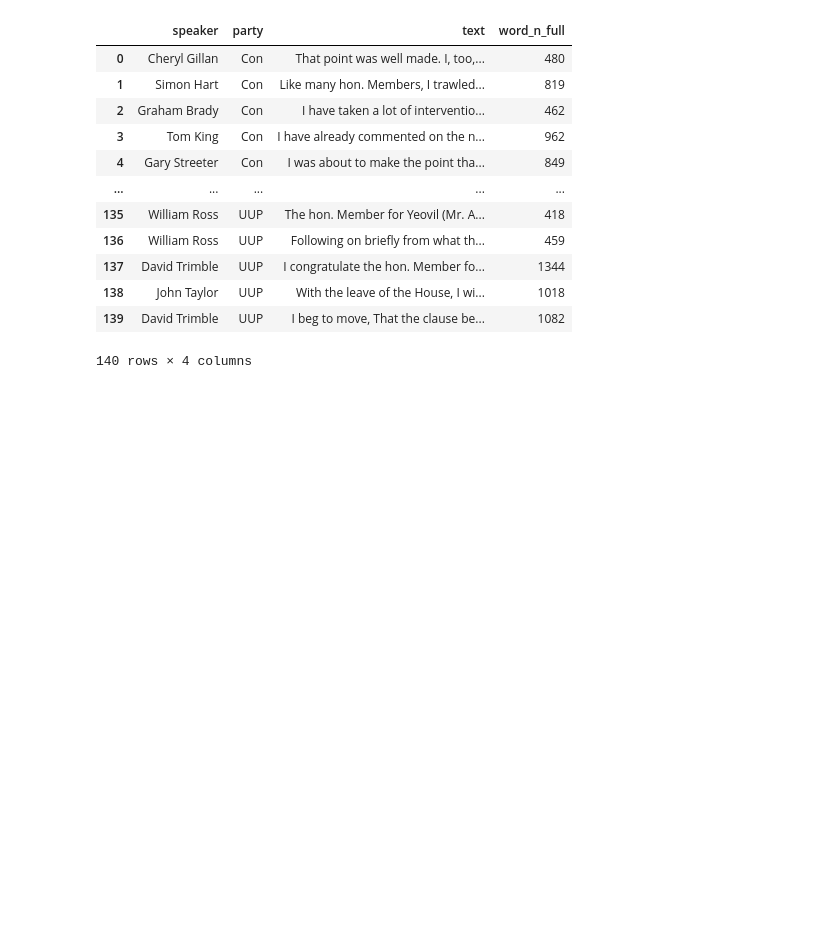
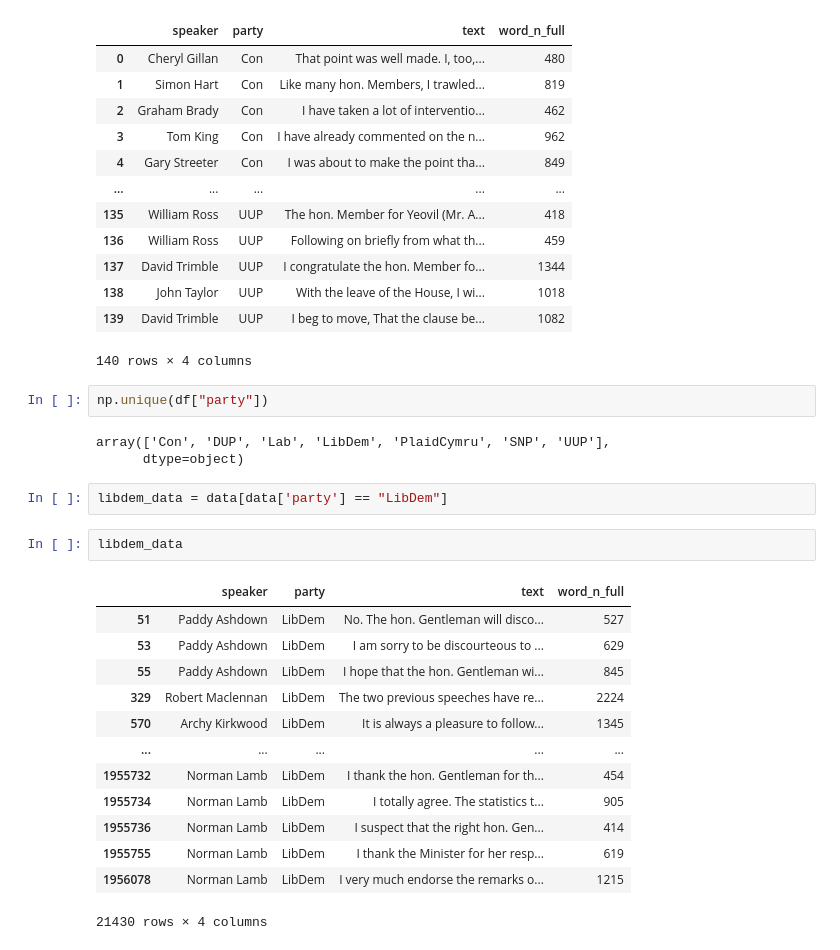
Before and after one commit to szaboildi/uk-pol-speech-classifier, a Jupyter notebook: notebooks/THL_Docker.ipynb, the cells around one changed output. Cells and saved outputs as stored; diff of their text form; blank space fills up the shorter version.

```diff
--- a/notebooks/THL_Docker.ipynb
+++ b/notebooks/THL_Docker.ipynb
@@ -112,3 +114,26 @@ pd.read_csv(path)
 | 138 | John Taylor | UUP | With the leave of the House, I wi... | 1018 |
 | 139 | David Trimble | UUP | I beg to move, That the clause be... | 1082 |
 140 rows × 4 columns
+# %%
+np.unique(df["party"])
+# %% [output]
+array(['Con', 'DUP', 'Lab', 'LibDem', 'PlaidCymru', 'SNP', 'UUP'],
+      dtype=object)
+# %%
+libdem_data = data[data['party'] == "LibDem"]
+# %%
+libdem_data
+# %% [output]
+|  | speaker | party | text | word_n_full |
+| 51 | Paddy Ashdown | LibDem | No. The hon. Gentleman will disco... | 527 |
+| 53 | Paddy Ashdown | LibDem | I am sorry to be discourteous to ... | 629 |
+| 55 | Paddy Ashdown | LibDem | I hope that the hon. Gentleman wi... | 845 |
+| 329 | Robert Maclennan | LibDem | The two previous speeches have re... | 2224 |
+| 570 | Archy Kirkwood | LibDem | It is always a pleasure to follow... | 1345 |
+| ... | ... | ... | ... | ... |
+| 1955732 | Norman Lamb | LibDem | I thank the hon. Gentleman for th... | 454 |
+| 1955734 | Norman Lamb | LibDem | I totally agree. The statistics t... | 905 |
+| 1955736 | Norman Lamb | LibDem | I suspect that the right hon. Gen... | 414 |
+| 1955755 | Norman Lamb | LibDem | I thank the Minister for her resp... | 619 |
+| 1956078 | Norman Lamb | LibDem | I very much endorse the remarks o... | 1215 |
+21430 rows × 4 columns
```
Also changed, not shown: parts of 5 cells of this notebook, 2 other files.
